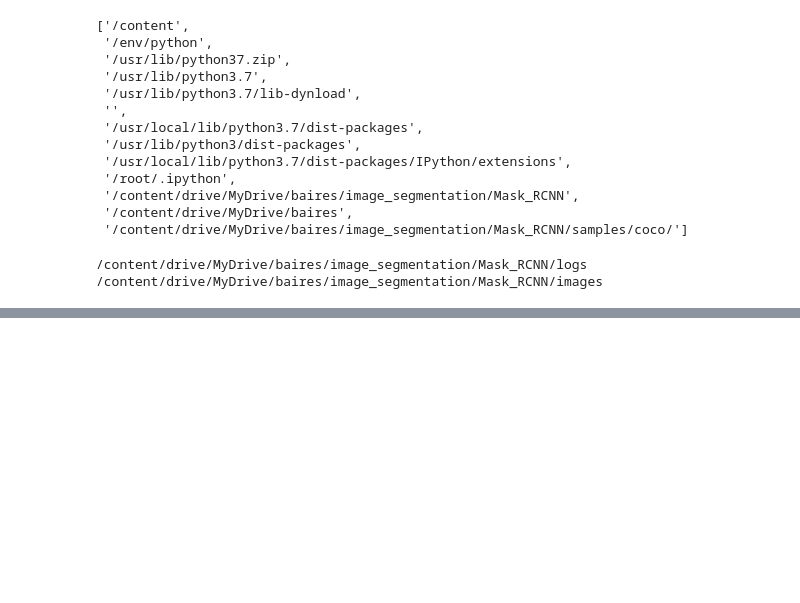
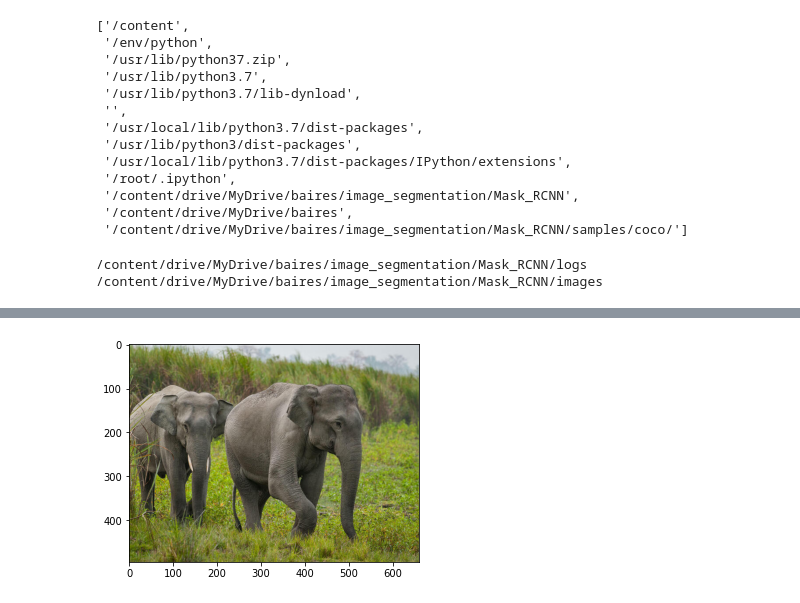
Before and after one commit to walterpcasas/image_segmentation, a Jupyter notebook: parte2_mask-rcnn.ipynb, the cells around one changed output, grey strips where cells are left out. Cells and saved outputs as stored; diff of their text form; code cells hidden in the pictures; blank space fills up the shorter version.

```diff
--- a/parte2_mask-rcnn.ipynb
+++ b/parte2_mask-rcnn.ipynb
@@ -178,0 +299,8 @@ print(MODEL_DIR, IMAGE_DIR)
+# %%
+from skimage.io import imread
+
+img = imread('data/fotos/test_elefantes.jpeg')
+plt.imshow(img)
+plt.show()
+# %% [output]
+[figure, added]
```
Also changed, not shown: parts of 30 cells of this notebook.
